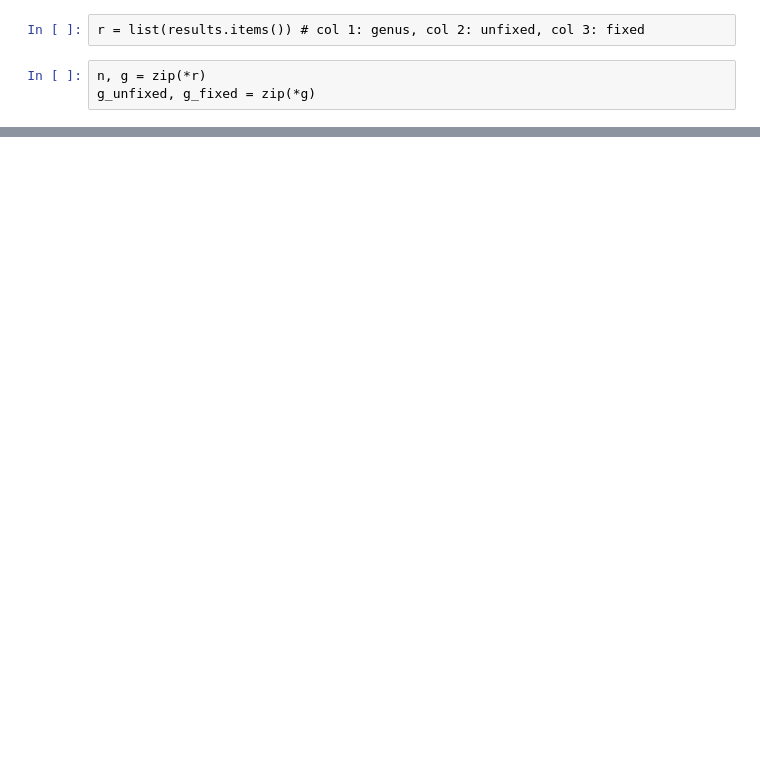
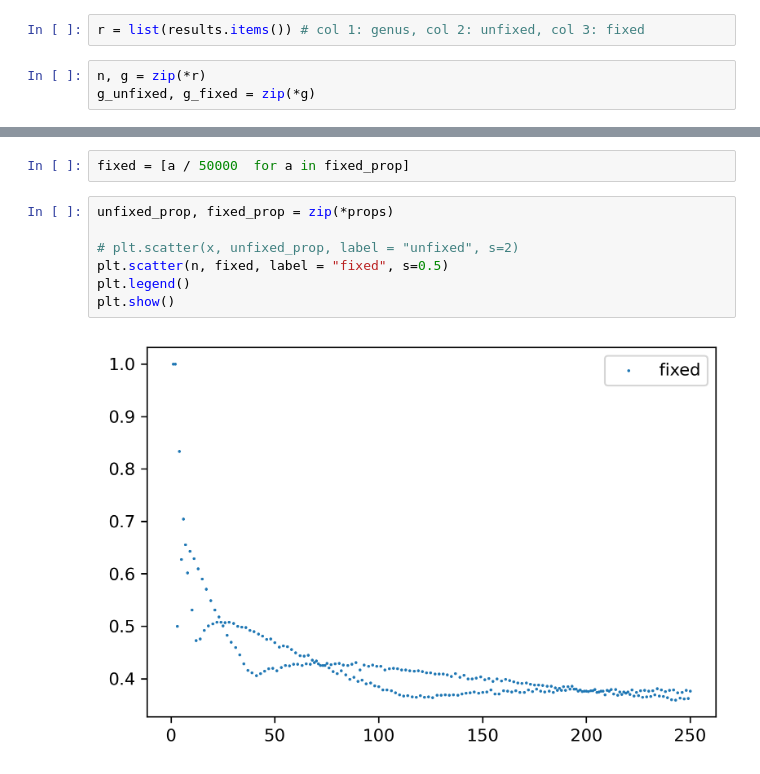
Before and after one commit to mtzig/math_comps, a Jupyter notebook: stratums_large_n.ipynb, the cells around one changed output, grey strips where cells are left out. Drawn from its saved outputs; the diff is of its cells as text; blank space fills up the shorter version.

```diff
--- a/stratums_large_n.ipynb
+++ b/stratums_large_n.ipynb
@@ -90,0 +105,11 @@ plt.show()
+# %%
+fixed = [a / 50000  for a in fixed_prop]
+# %%
+unfixed_prop, fixed_prop = zip(*props)
+
+# plt.scatter(x, unfixed_prop, label = "unfixed", s=2)
+plt.scatter(n, fixed, label = "fixed", s=0.5)
+plt.legend()
+plt.show()
+# %% [output]
+[figure, added]
```
Also changed, not shown: parts of 11 cells of this notebook.
